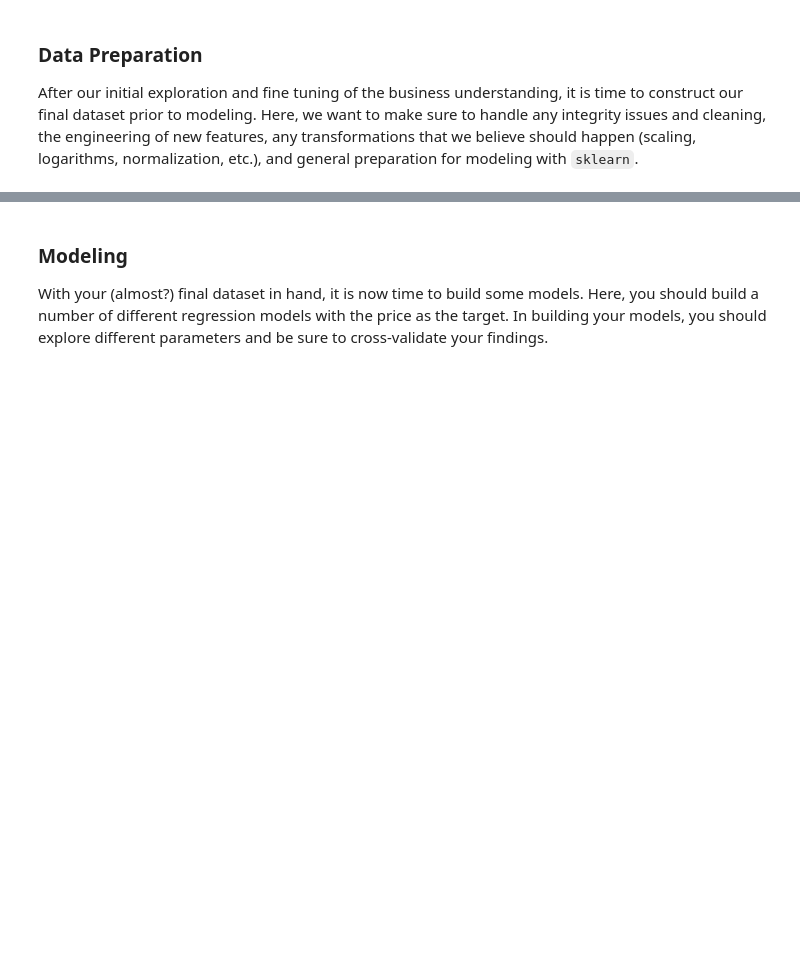
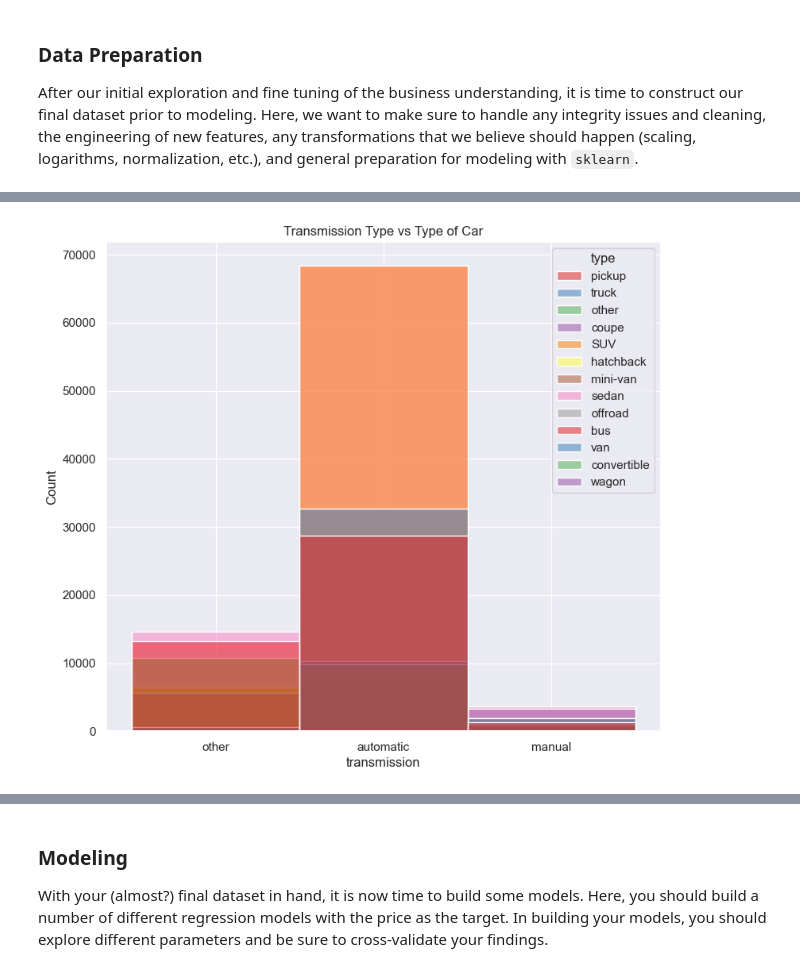
Before and after one commit to maskbit/usedcar-pricing, a Jupyter notebook: prompt_II.ipynb, the cells around one changed output, grey strips where cells are left out. Cells and saved outputs as stored; diff of their text form; code cells hidden in the pictures; blank space fills up the shorter version.

```diff
--- a/prompt_II.ipynb
+++ b/prompt_II.ipynb
@@ -100 +125,14 @@ After our initial exploration and fine tuning of the business understanding, it
+# %%
+#As the price value varies quite a bit, it is good to change it to to logarthimic
+df['price'] = df['price'].apply(lambda amt: max(1, amt)).astype(float).apply(np.log)
+
+# Visualize Fuel Type vs Car Cylinders
+plt.figure(figsize=(9, 8))
+sns.set_theme(style="darkgrid")
+sns.histplot(data=df, x='transmission', hue='type', bins=10, palette="Set1")
+plt.title('Transmission Type vs Type of Car')
+plt.savefig("images/TransmissionTypeCarType.png")
+plt.show()
+# %% [output]
+[figure, added]
 # %%
```
Also changed, not shown: parts of 23 cells of this notebook, 7 other files.
